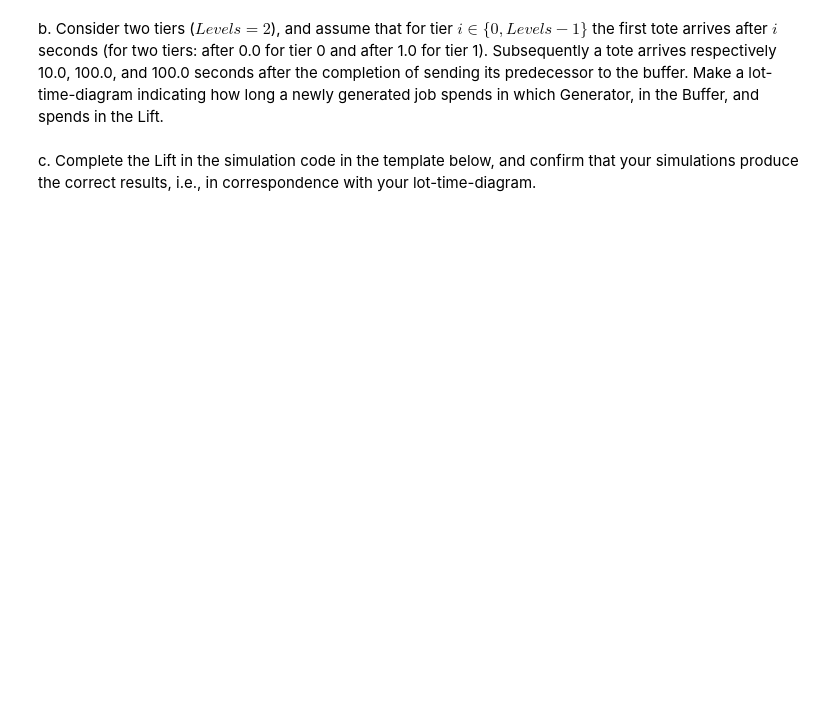
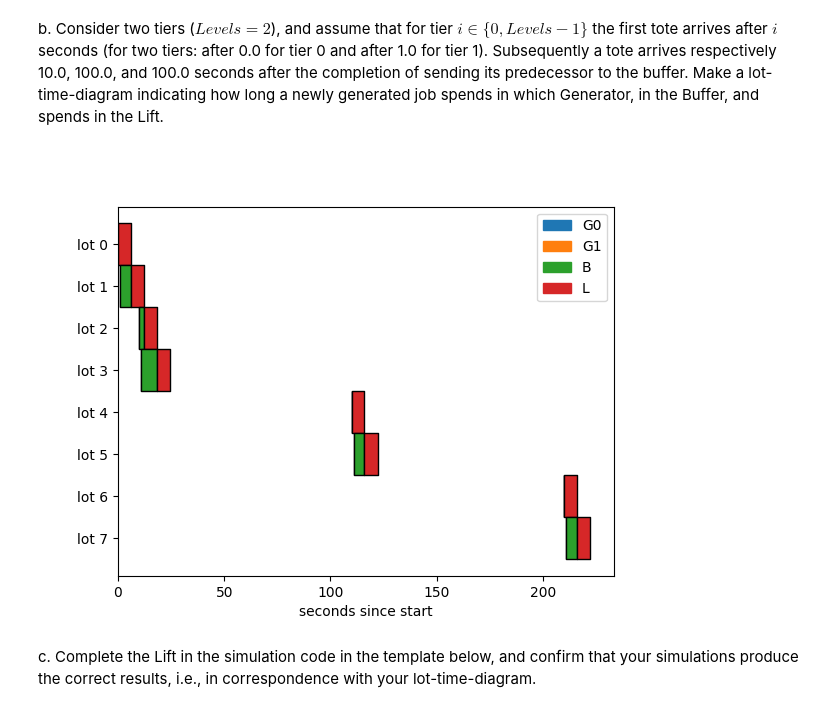
Before and after one commit to tychobrouwer/4DC10-AVS-RS-system, a Jupyter notebook: Assignment.ipynb, the cells around one changed output. Saved outputs shown, nothing was run; the diff lists cells and outputs as text; code cells hidden in the pictures; blank space fills up the shorter version.

```diff
--- a/Assignment.ipynb
+++ b/Assignment.ipynb
@@ -1082,26 +1092,28 @@ b. Consider two tiers ($Levels = 2$), and assume that for tier $i \in \{0, Level
 # %%
 # =================================
 # Draw the lot-time-diagram
 # =================================
 
 # Set the locations
 locations = ('G0', 'G1', 'B', 'L')
 
 # For each lot, give the entry and exit times at generators G0 and G1, the buffer B, and lift L.
-lot0 = { ... };
-lot1 = { ... };
-lot2 = { ... };
-lot3 = { ... };
-lot4 = { ... };
-lot5 = { ... };
-lot6 = { ... };
-lot7 = { ... };
+lot0 = { 'G0':[   0,   0 ], 'B':[   0,     0 ], 'L':[     0,   5.9 ] };
+lot1 = { 'G1':[   1,   1 ], 'B':[   1,   5.9 ], 'L':[   5.9,  12.3 ] };
+lot2 = { 'G0':[  10,  10 ], 'B':[  10,  12.3 ], 'L':[  12.3,  18.2 ] };
+lot3 = { 'G1':[  11,  11 ], 'B':[  11,  18.2 ], 'L':[  18.2,  24.5 ] };
+lot4 = { 'G0':[ 110, 110 ], 'B':[ 110, 110   ], 'L':[ 110  , 115.9 ] };
+lot5 = { 'G1':[ 111, 111 ], 'B':[ 111, 115.9 ], 'L':[ 115.9, 122.3 ] };
+lot6 = { 'G0':[ 210, 210 ], 'B':[ 210, 210   ], 'L':[ 210  , 215.9 ] };
+lot7 = { 'G1':[ 211, 211 ], 'B':[ 211, 215.9 ], 'L':[ 215.9, 222.3 ] };
 
 # Add all lots together
 lots = [lot0, lot1, lot2, lot3, lot4, lot5, lot6, lot7];
 
 # Draw the lot-time diagram
 draw_lot_time_diagram(locations, lots)
+# %% [output]
+[figure, added]
 # %% [markdown]
 c. Complete the Lift in the simulation code in the template below, and confirm that your simulations produce the correct results, i.e., in correspondence with your lot-time-diagram.
 # %%
```
Also changed, not shown: parts of 6 cells of this notebook.
